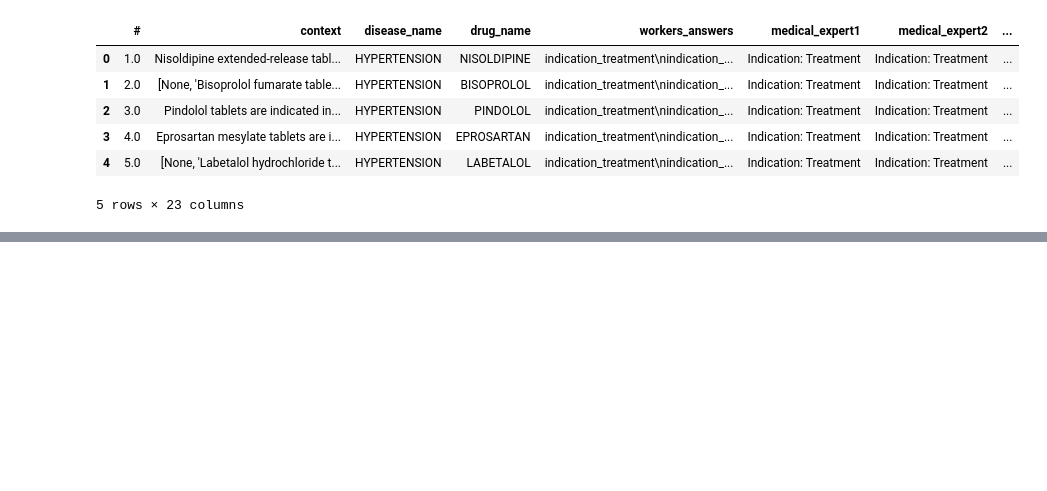
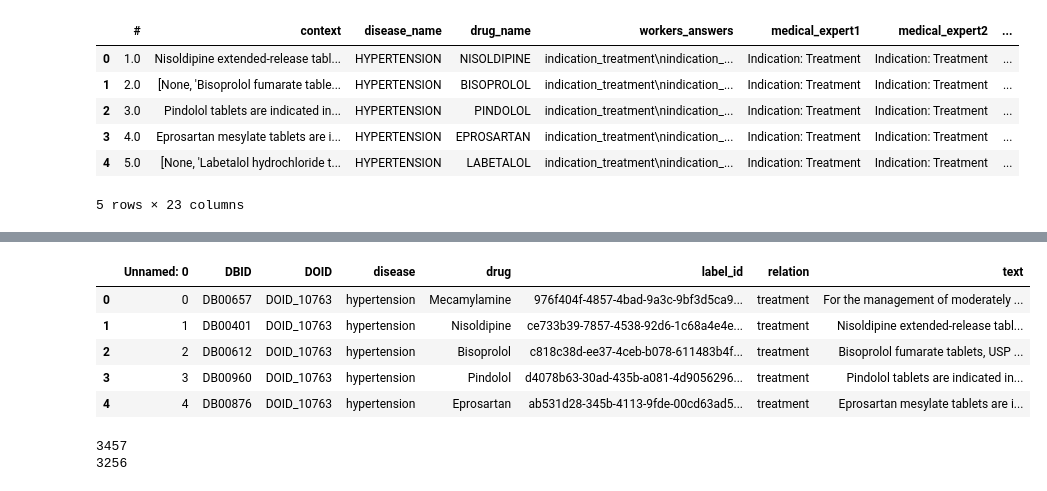
Before and after one commit to MaastrichtU-IDS/OptimAL, a Jupyter notebook: notebooks/Cleaning Expert Data.ipynb, the cells around one changed output, grey strips where cells are left out. Saved outputs shown, nothing was run; the diff lists cells and outputs as text; code cells hidden in the pictures; blank space fills up the shorter version.

Commit message:
Snorkel implementation & clean the crowd and expert data

```diff
--- a/notebooks/Cleaning Crowd and Expert Data.ipynb
+++ b/notebooks/Cleaning Expert Data.ipynb
@@ -81,2 +76,19 @@ See the caveats in the documentation: http://pandas.pydata.org/pandas-docs/stabl
 # %%
 match.to_csv('/data/output/match_expert_data.csv', index=False)
+# %%
+crowd = pd.read_csv('/jupyter/output/crowd_all.csv')
+crowd.head()
+# %% [output]
+|  | Unnamed: 0 | DBID | DOID | disease | drug | label_id | relation | text |
+| 0 | 0 | DB00657 | DOID_10763 | hypertension | Mecamylamine | 976f404f-4857-4bad-9a3c-9bf3d5ca9... | treatment | For the management of moderately ... |
+| 1 | 1 | DB00401 | DOID_10763 | hypertension | Nisoldipine | ce733b39-7857-4538-92d6-1c68a4e4e... | treatment | Nisoldipine extended-release tabl... |
+| 2 | 2 | DB00612 | DOID_10763 | hypertension | Bisoprolol | c818c38d-ee37-4ceb-b078-611483b4f... | treatment | Bisoprolol fumarate tablets, USP ... |
+| 3 | 3 | DB00960 | DOID_10763 | hypertension | Pindolol | d4078b63-30ad-435b-a081-4d9056296... | treatment | Pindolol tablets are indicated in... |
+| 4 | 4 | DB00876 | DOID_10763 | hypertension | Eprosartan | ab531d28-345b-4113-9fde-00cd63ad5... | treatment | Eprosartan mesylate tablets are i... |
+# %%
+print (len(crowd))
+crowd = crowd.dropna(subset=['label_id'])
+print (len(crowd))
+# %% [output]
+3457
+3256
```
Also changed, not shown: parts of 1 cell of this notebook, 1 other file.
